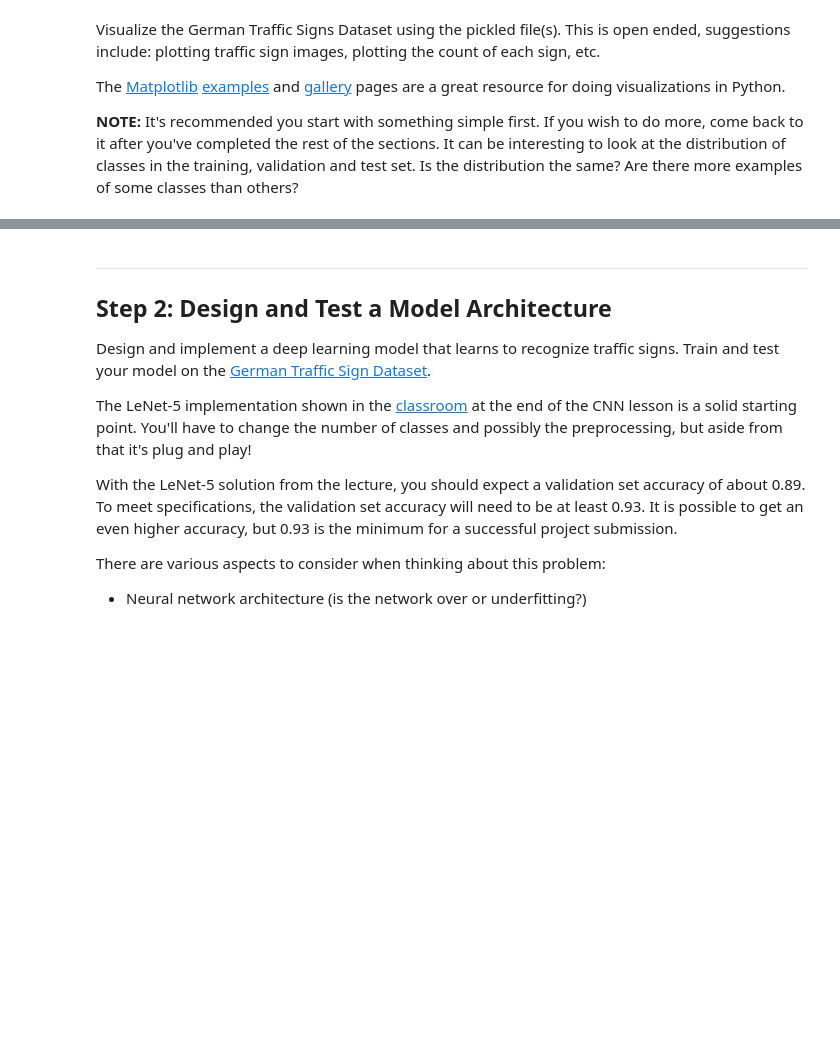
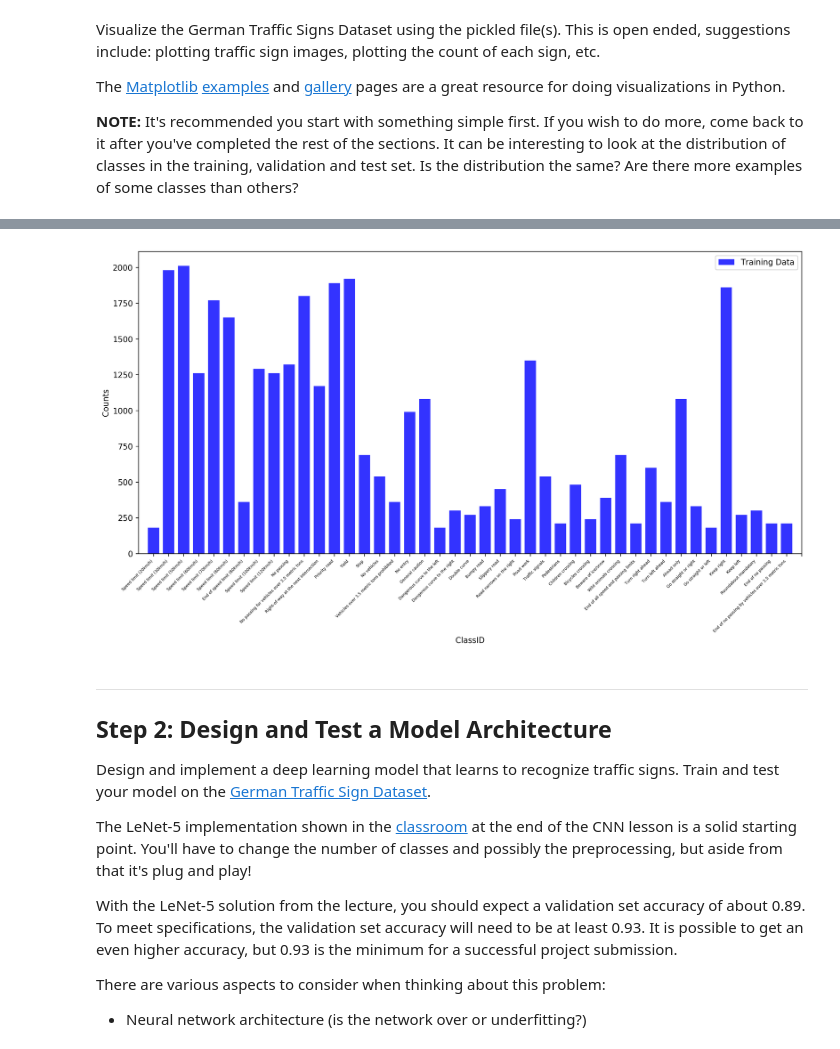
Before and after one commit to ghz1302/project, a Jupyter notebook: CarND-Traffic-Sign-Classifier-Project-master/Traffic_Sign_Classifier.ipynb, the cells around one changed output, grey strips where cells are left out. Cells and saved outputs as stored; diff of their text form; code cells hidden in the pictures; blank space fills up the shorter version.

```diff
--- a/CarND-Traffic-Sign-Classifier-Project-master/Traffic_Sign_Classifier.ipynb
+++ b/CarND-Traffic-Sign-Classifier-Project-master/Traffic_Sign_Classifier.ipynb
@@ -105,3 +110,37 @@ for i in range(4):
+# %%
+import pandas as pd
+
+data_pd = pd.read_csv('signnames.csv')  # Read in labels information
+
+_, y_train_counts = np.unique(y_train, return_counts = True) # Count imgs. in each category
+
+### Relationship between Training and Testing graph
+singName = data_pd['SignName'].values
+bins = np.linspace(0,43,44)-0.5
+
+# create plot
+plt.figure(figsize=(15,7), dpi=250)
+bar_width = 0.75
+opacity = 0.8
+index = np.arange(n_classes)                # Set the qty of items to be plotted
+plt.bar(index, y_train_counts, bar_width,
+        alpha=opacity,
+        align='center',
+        color='b',
+        label='Training Data',)
+plt.xlabel('ClassID')
+plt.ylabel('Counts')
+plt.xlim([-1, 43])
+
+plt.xticks(bins+0.5,singName,
+           rotation=45,
+           fontsize=5,
+           ha='right',)
+
+plt.legend()
+plt.show()
+# %% [output]
+[figure, added]
 # %% [markdown]
 ----
 
```
Also changed, not shown: parts of 7 cells of this notebook.
